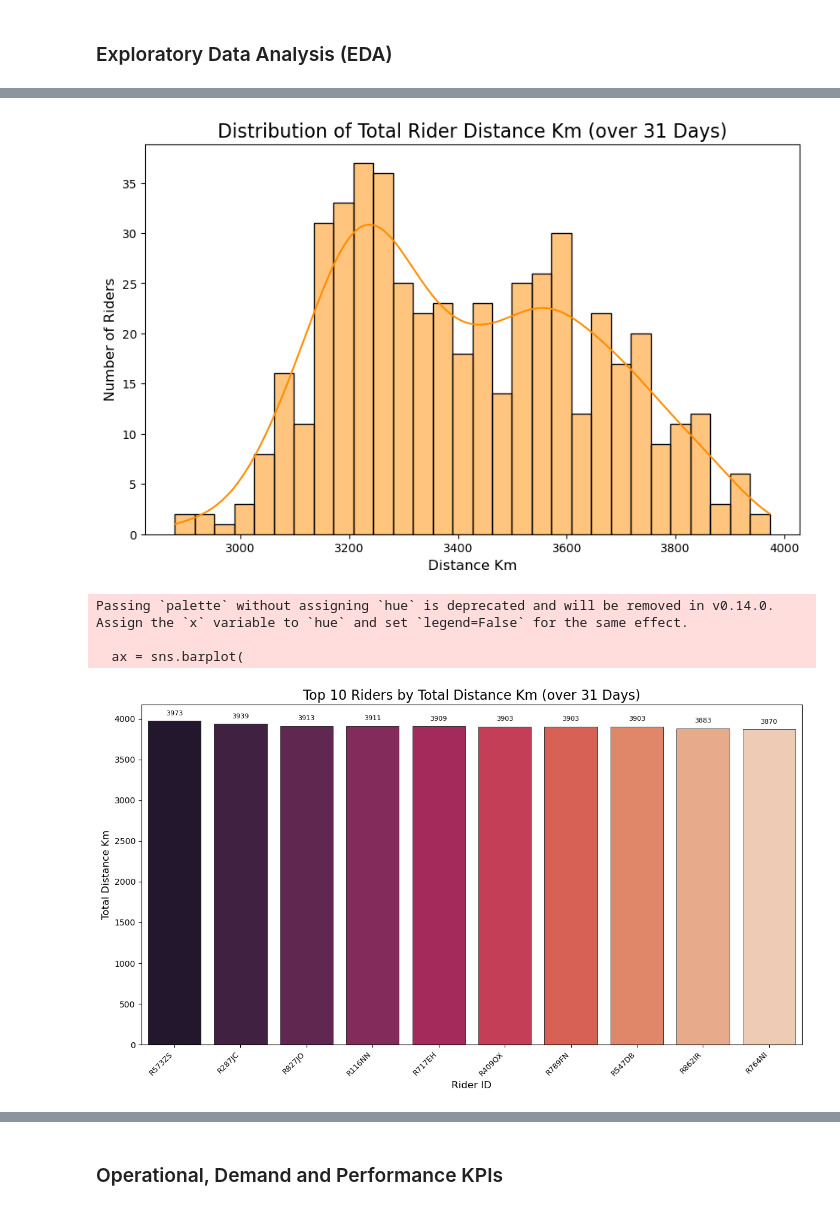
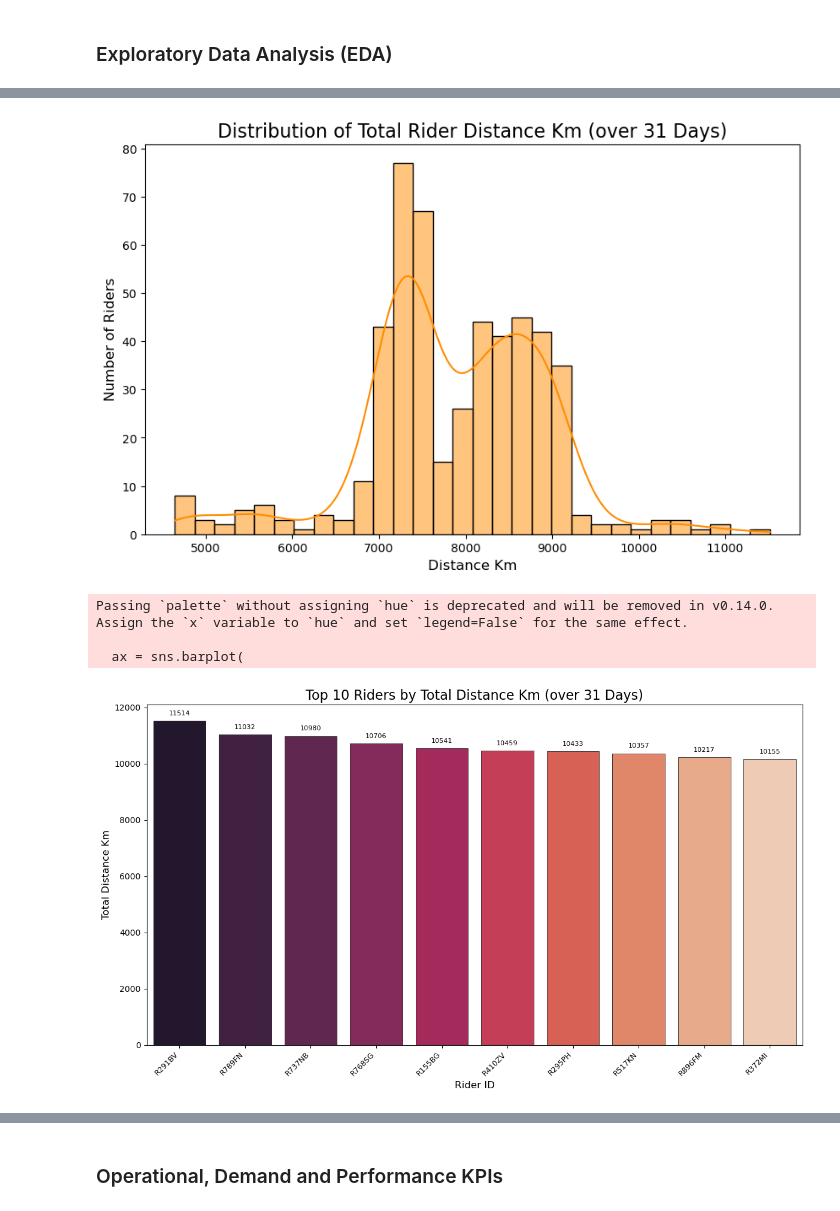
Before and after one commit to devkoustavdas/python-programming-challenges, a Jupyter notebook: LEVEL 4/11-bikeRidersAnalysis.ipynb, the cells around one changed output, grey strips where cells are left out. Saved outputs shown, nothing was run; the diff lists cells and outputs as text; code cells hidden in the pictures.

```diff
--- a/LEVEL 4/11-bikeRidersAnalysis.ipynb
+++ b/LEVEL 4/11-bikeRidersAnalysis.ipynb
@@ -256,11 +315,11 @@ Passing `palette` without assigning `hue` is deprecated and will be removed in v
 # %%
 plot_rider_metrics(
-    df_grouped, metric_col="distance_km", title_suffix="(over 31 Days)", n_top=10
+    rider_features_grouped, metric_col="distance_km", title_suffix="(over 31 Days)", n_top=10
 )
 # %% [output]
-[figure, old version]
+[figure, new version]
 Passing `palette` without assigning `hue` is deprecated and will be removed in v0.14.0. Assign the `x` variable to `hue` and set `legend=False` for the same effect.
 
   ax = sns.barplot(
-[figure, old version]
+[figure, new version]
 # %%
```
Also changed, not shown: parts of 45 cells of this notebook, 1 other file.
